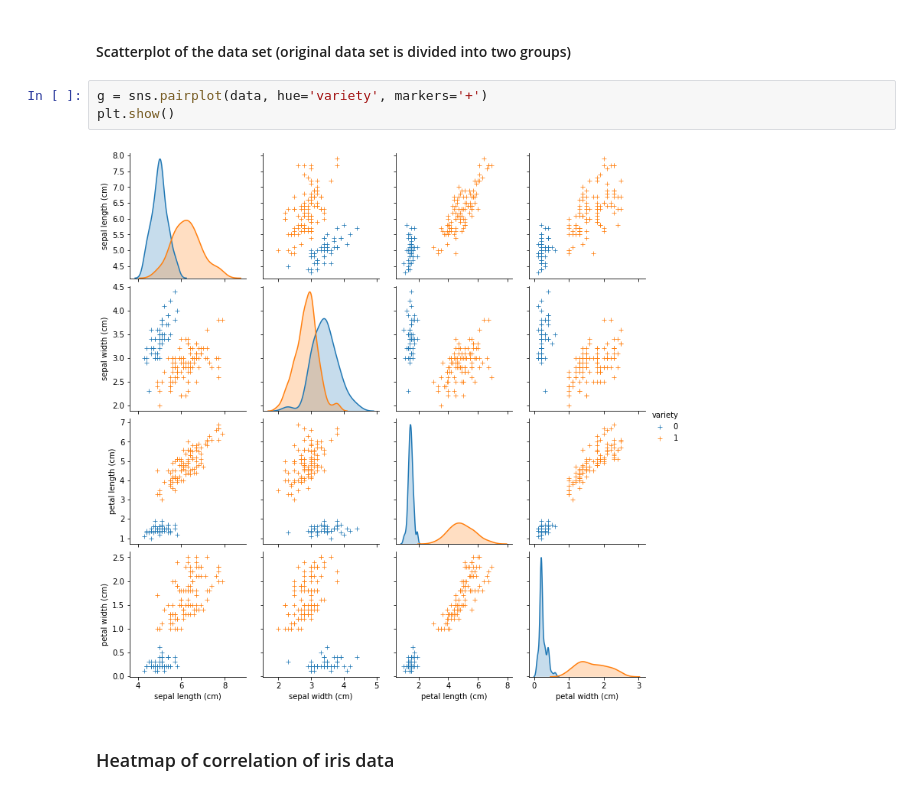
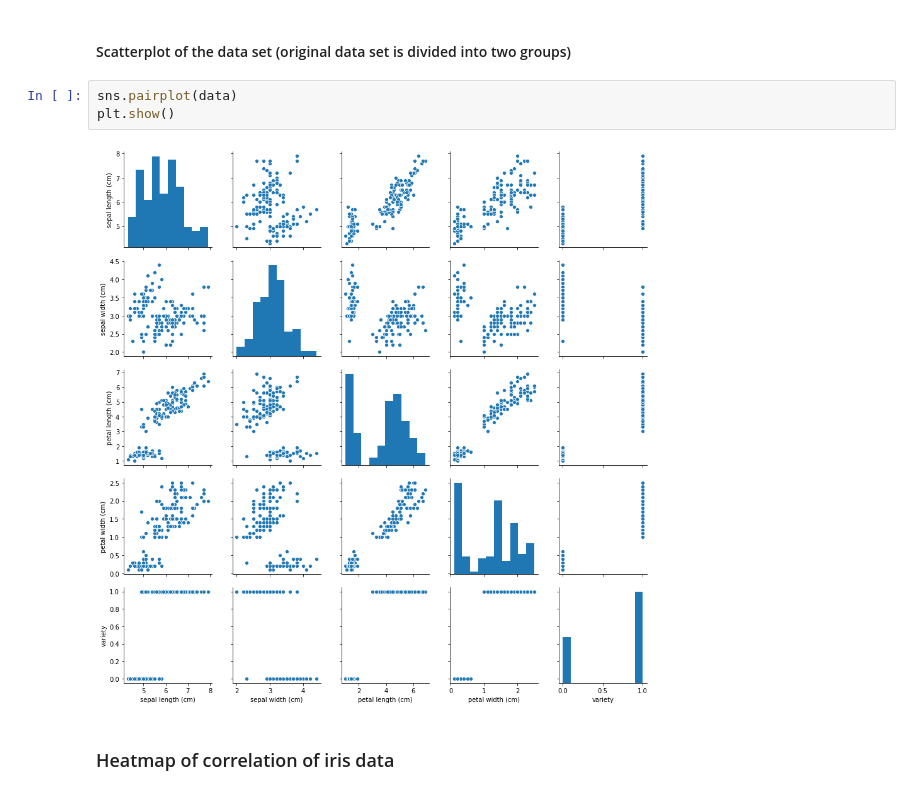
Before and after one commit to sekcja-memow/logistics-regression, a Jupyter notebook: src/iris.ipynb, the cells around one changed output. Drawn from its saved outputs; the diff is of its cells as text.

```diff
--- a/src/iris.ipynb
+++ b/src/iris.ipynb
@@ -67,10 +76,10 @@ Name: feature, dtype: float64
 # %% [markdown]
 #### Scatterplot of the data set (original data set is divided into two groups)
 # %%
-g = sns.pairplot(data, hue='variety', markers='+')
+sns.pairplot(data)
 plt.show()
 # %% [output]
-[figure, old version]
+[figure, new version]
 # %% [markdown]
 ### Heatmap of correlation of iris data
 # %%
```
Also changed, not shown: parts of 6 cells of this notebook, 9 other files.
